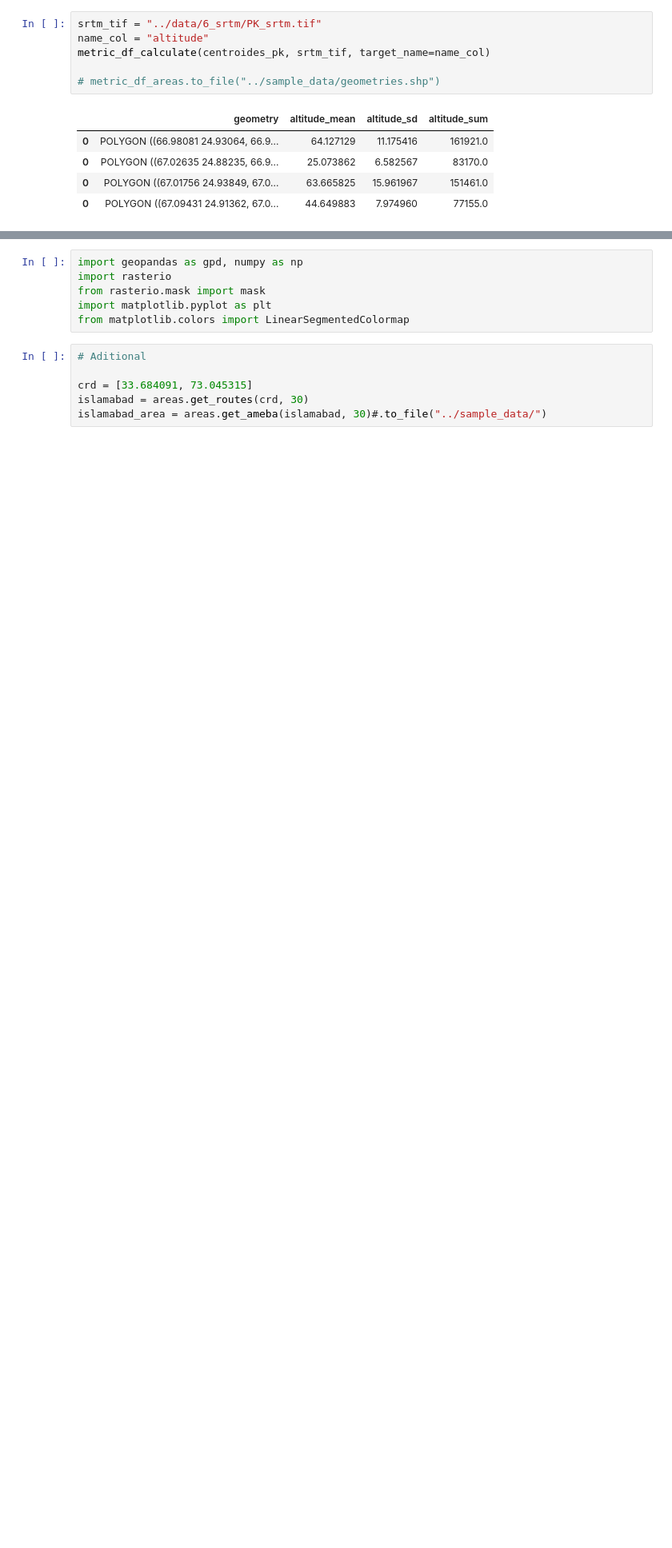
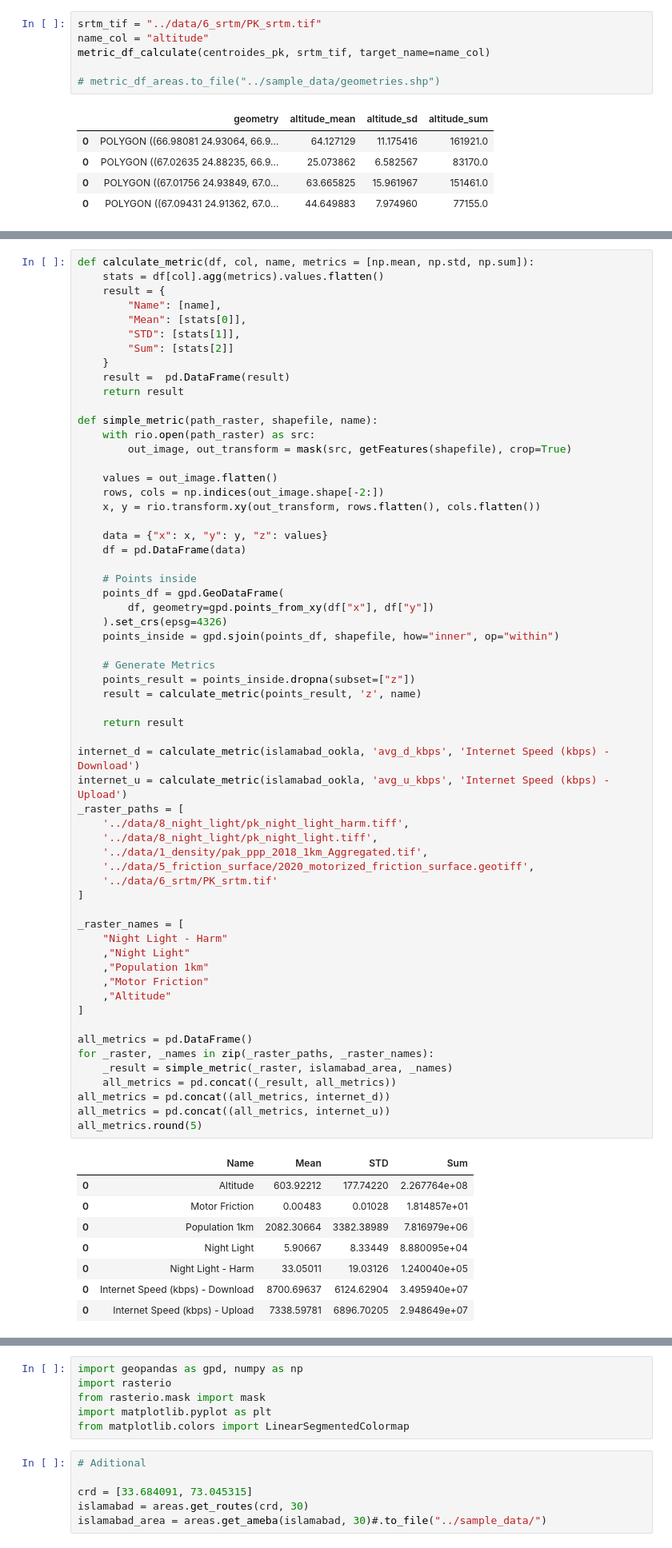
Before and after one commit to TJhon/python-raster-crop, a Jupyter notebook: tutorials/reference.ipynb, the cells around one changed output, grey strips where cells are left out. Shown at 80% size. Drawn from its saved outputs; the diff is of its cells as text; blank space fills up the shorter version.

```diff
--- a/tutorials/reference.ipynb
+++ b/tutorials/reference.ipynb
@@ -636,0 +653,69 @@ These functions allow for efficient computation of various metrics, providing va
+# %%
+def calculate_metric(df, col, name, metrics = [np.mean, np.std, np.sum]):
+    stats = df[col].agg(metrics).values.flatten()
+    result = {
+        "Name": [name],
+        "Mean": [stats[0]],
+        "STD": [stats[1]],
+        "Sum": [stats[2]]
+    }
+    result =  pd.DataFrame(result)
+    return result
+
+def simple_metric(path_raster, shapefile, name):
+    with rio.open(path_raster) as src:
+        out_image, out_transform = mask(src, getFeatures(shapefile), crop=True)
+
+    values = out_image.flatten()
+    rows, cols = np.indices(out_image.shape[-2:])
+    x, y = rio.transform.xy(out_transform, rows.flatten(), cols.flatten())
+
+    data = {"x": x, "y": y, "z": values}
+    df = pd.DataFrame(data)
+
+    # Points inside
+    points_df = gpd.GeoDataFrame(
+        df, geometry=gpd.points_from_xy(df["x"], df["y"])
+    ).set_crs(epsg=4326)
+    points_inside = gpd.sjoin(points_df, shapefile, how="inner", op="within")
+
+    # Generate Metrics
+    points_result = points_inside.dropna(subset=["z"])
+    result = calculate_metric(points_result, 'z', name)
+
+    return result
+
+internet_d = calculate_metric(islamabad_ookla, 'avg_d_kbps', 'Internet Speed (kbps) - Download')
+internet_u = calculate_metric(islamabad_ookla, 'avg_u_kbps', 'Internet Speed (kbps) - Upload')
+_raster_paths = [
+    '../data/8_night_light/pk_night_light_harm.tiff',
+    '../data/8_night_light/pk_night_light.tiff',
+    '../data/1_density/pak_ppp_2018_1km_Aggregated.tif',
+    '../data/5_friction_surface/2020_motorized_friction_surface.geotiff',
+    '../data/6_srtm/PK_srtm.tif'
+]
+
+_raster_names = [
+    "Night Light - Harm"
+    ,"Night Light"
+    ,"Population 1km"
+    ,"Motor Friction"
+    ,"Altitude"
+]
+
+all_metrics = pd.DataFrame()
+for _raster, _names in zip(_raster_paths, _raster_names):
+    _result = simple_metric(_raster, islamabad_area, _names)
+    all_metrics = pd.concat((_result, all_metrics))
+all_metrics = pd.concat((all_metrics, internet_d))
+all_metrics = pd.concat((all_metrics, internet_u))
+all_metrics.round(5)
+# %% [output]
+|  | Name | Mean | STD | Sum |
+| 0 | Altitude | 603.92212 | 177.74220 | 2.267764e+08 |
+| 0 | Motor Friction | 0.00483 | 0.01028 | 1.814857e+01 |
+| 0 | Population 1km | 2082.30664 | 3382.38989 | 7.816979e+06 |
+| 0 | Night Light | 5.90667 | 8.33449 | 8.880095e+04 |
+| 0 | Night Light - Harm | 33.05011 | 19.03126 | 1.240040e+05 |
+| 0 | Internet Speed (kbps) - Download | 8700.69637 | 6124.62904 | 3.495940e+07 |
+| 0 | Internet Speed (kbps) - Upload | 7338.59781 | 6896.70205 | 2.948649e+07 |
```
Also changed, not shown: parts of 43 cells of this notebook, 31 other files.
